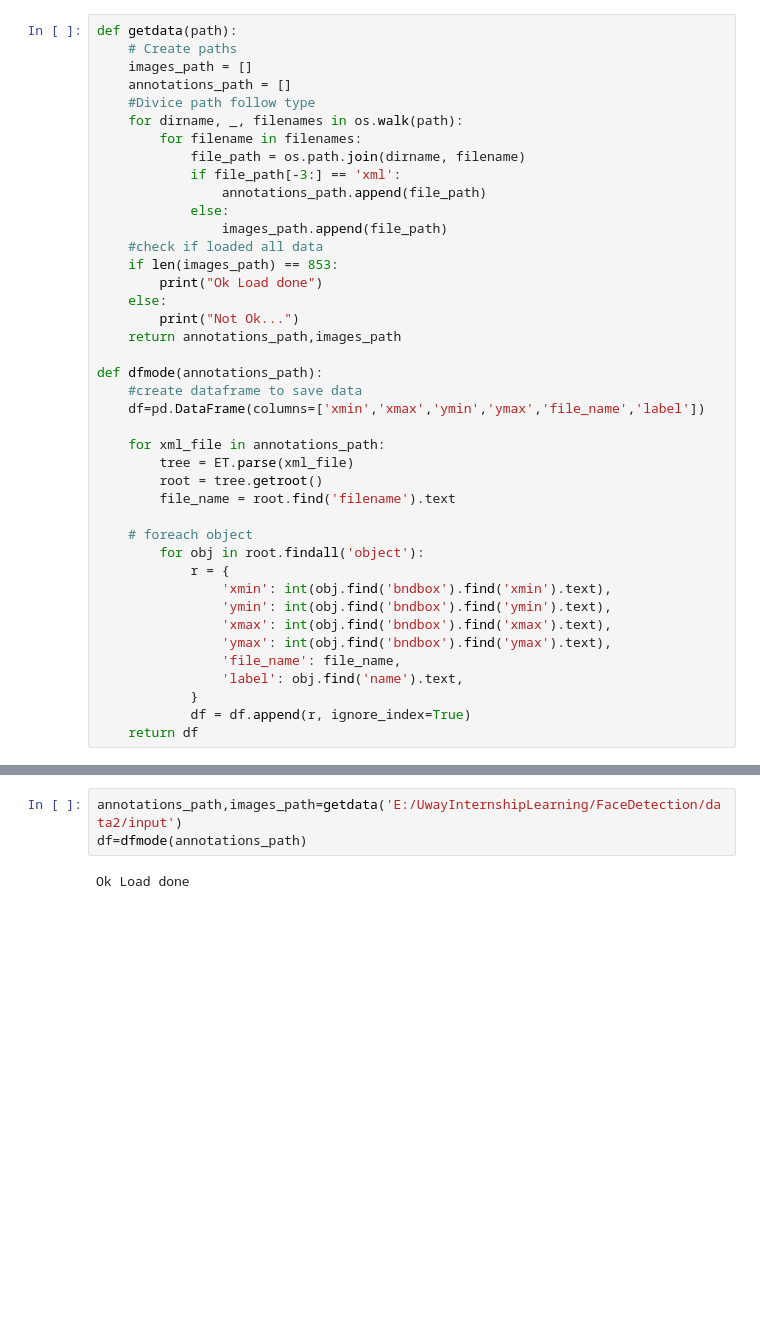
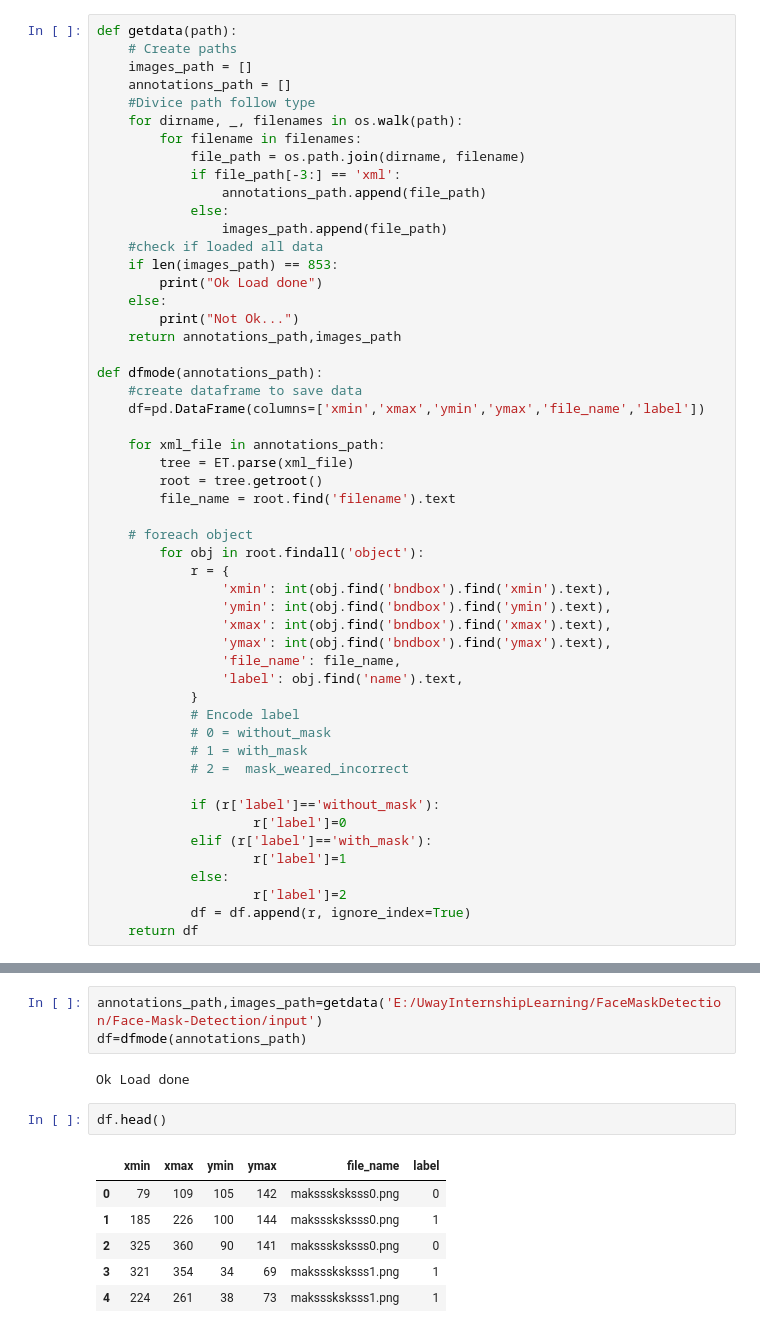
Before and after one commit to ngoc2502/Face-Mask-Detection, a Jupyter notebook: FaceMask.ipynb, the cells around one changed output, grey strips where cells are left out. Saved outputs shown, nothing was run; the diff lists cells and outputs as text; blank space fills up the shorter version.

```diff
--- a/FaceMask.ipynb
+++ b/FaceMask.ipynb
@@ -46,5 +43,16 @@ def dfmode(annotations_path):
                 'file_name': file_name,
                 'label': obj.find('name').text,
             }
+            # Encode label
+            # 0 = without_mask
+            # 1 = with_mask
+            # 2 =  mask_weared_incorrect
+
+            if (r['label']=='without_mask'):
+                    r['label']=0
+            elif (r['label']=='with_mask'):
+                    r['label']=1
+            else:
+                    r['label']=2
             df = df.append(r, ignore_index=True)
     return df
@@ -51,5 +61,14 @@ def dfmode(annotations_path):
 # %%
-annotations_path,images_path=getdata('E:/UwayInternshipLearning/FaceDetection/data2/input')
+annotations_path,images_path=getdata('E:/UwayInternshipLearning/FaceMaskDetection/Face-Mask-Detection/input')
 df=dfmode(annotations_path)
 # %% [output]
 Ok Load done
+# %%
+df.head()
+# %% [output]
+|  | xmin | xmax | ymin | ymax | file_name | label |
+| 0 | 79 | 109 | 105 | 142 | maksssksksss0.png | 0 |
+| 1 | 185 | 226 | 100 | 144 | maksssksksss0.png | 1 |
+| 2 | 325 | 360 | 90 | 141 | maksssksksss0.png | 0 |
+| 3 | 321 | 354 | 34 | 69 | maksssksksss1.png | 1 |
+| 4 | 224 | 261 | 38 | 73 | maksssksksss1.png | 1 |
```
Also changed, not shown: parts of 29 cells of this notebook, 7 other files.
